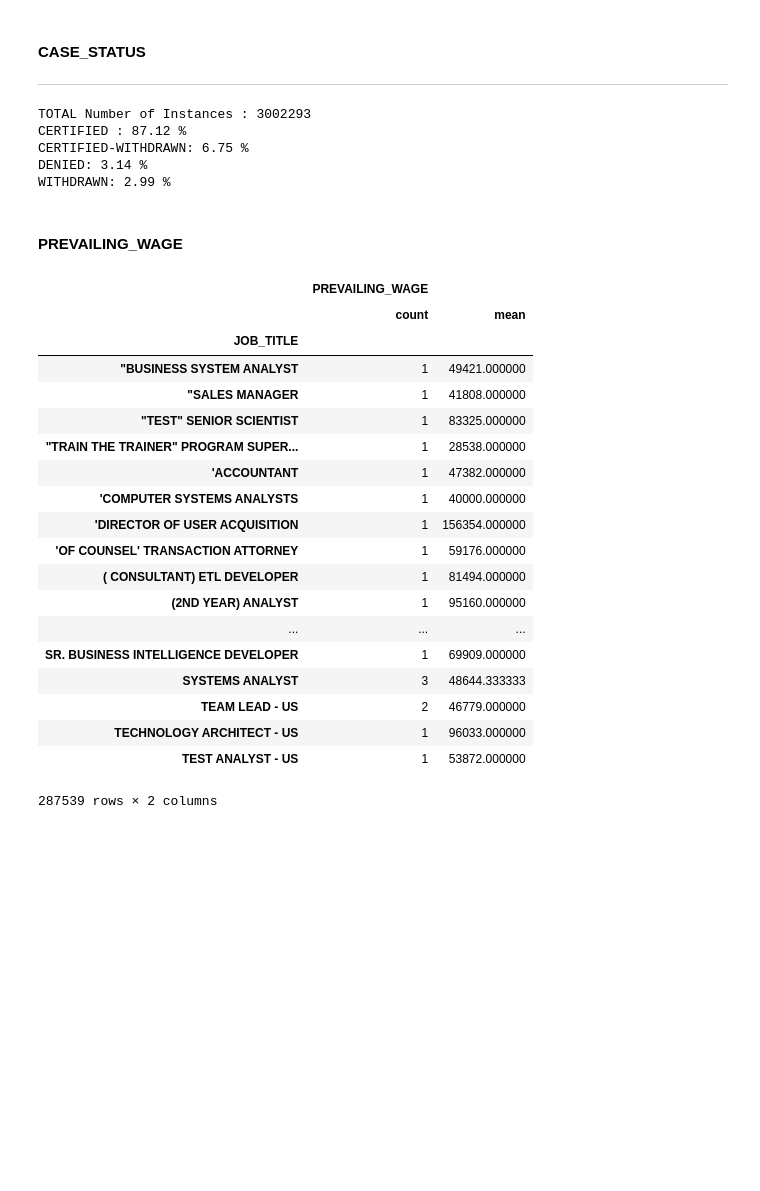
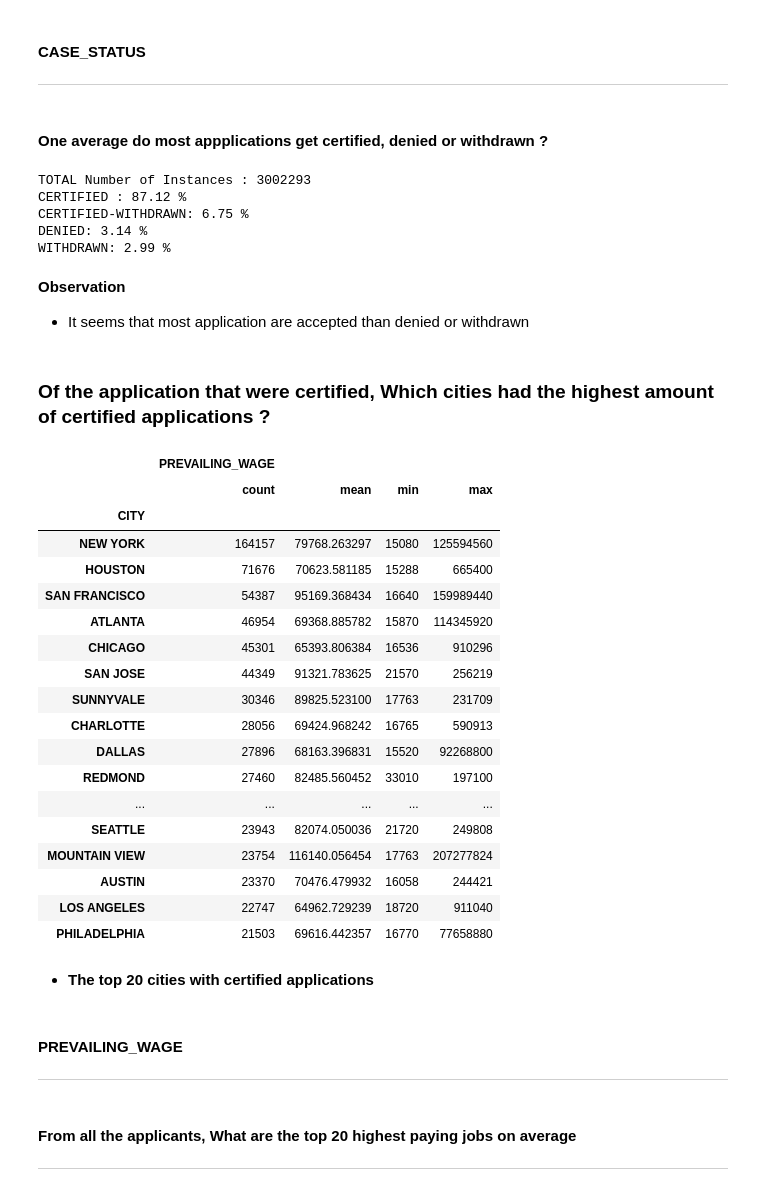
Before and after one commit to david-agumya/CS6220-Data-Mining, a Jupyter notebook: Final Project/Final Project Analysis.ipynb, the cells around one changed output. Cells and saved outputs as stored; diff of their text form; code cells hidden in the pictures; blank space fills up the shorter version.

```diff
--- a/Final Project/Final Project Analysis.ipynb
+++ b/Final Project/Final Project Analysis.ipynb
@@ -249,6 +249,8 @@ df[:2]
 # %% [markdown]
 #### CASE_STATUS
 ___
+# %% [markdown]
+#### One average do most appplications get certified, denied or withdrawn ?
 # %%
 df_group = df.groupby("CASE_STATUS")
 total = len(df)
@@ -263,29 +265,46 @@ CERTIFIED : 87.12 %
 CERTIFIED-WITHDRAWN: 6.75 %
 DENIED: 3.14 %
 WITHDRAWN: 2.99 %
+# %% [markdown]
+**Observation**
++ It seems that most application are accepted than denied or withdrawn
+# %% [markdown]
+### Of the application that were certified, Which cities had the highest amount of certified applications ?
+# %%
+certified_applications = df["CASE_STATUS"] == "CERTIFIED"
+certified_df = df[certified_applications]
+city_wages = certified_df.groupby("CITY").agg({"PREVAILING_WAGE": ["count", "mean", "min", "max"]})
+# %%
+city_wages.sort_values([("PREVAILING_WAGE", "count")], ascending=False)[:20]
+# %% [output]
+|  | PREVAILING_WAGE |  |  |  |
+|  | count | mean | min | max |
+| CITY |  |  |  |  |
+| NEW YORK | 164157 | 79768.263297 | 15080 | 125594560 |
+| HOUSTON | 71676 | 70623.581185 | 15288 | 665400 |
+| SAN FRANCISCO | 54387 | 95169.368434 | 16640 | 159989440 |
+| ATLANTA | 46954 | 69368.885782 | 15870 | 114345920 |
+| CHICAGO | 45301 | 65393.806384 | 16536 | 910296 |
+| SAN JOSE | 44349 | 91321.783625 | 21570 | 256219 |
+| SUNNYVALE | 30346 | 89825.523100 | 17763 | 231709 |
+| CHARLOTTE | 28056 | 69424.968242 | 16765 | 590913 |
+| DALLAS | 27896 | 68163.396831 | 15520 | 92268800 |
+| REDMOND | 27460 | 82485.560452 | 33010 | 197100 |
+| ... | ... | ... | ... | ... |
+| SEATTLE | 23943 | 82074.050036 | 21720 | 249808 |
+| MOUNTAIN VIEW | 23754 | 116140.056454 | 17763 | 207277824 |
+| AUSTIN | 23370 | 70476.479932 | 16058 | 244421 |
+| LOS ANGELES | 22747 | 64962.729239 | 18720 | 911040 |
+| PHILADELPHIA | 21503 | 69616.442357 | 16770 | 77658880 |
+# %% [markdown]
++ **The top 20 cities with certified applications**
 # %% [markdown]
 #### PREVAILING_WAGE
+___
+# %% [markdown]
+#### From all the applicants, What are the top 20 highest paying jobs on average
+___
 # %%
 f = {"PREVAILING_WAGE" : ["count", "mean"]}
-df.groupby("JOB_TITLE").agg(f)
+job_wages = df.groupby("JOB_TITLE").agg(f)
+jobs_gt_than_thou = job_wages[("PREVAILING_WAGE", "count")] > 1000
-# %% [output]
-|  | PREVAILING_WAGE |  |
-|  | count | mean |
-| JOB_TITLE |  |  |
-| "BUSINESS SYSTEM ANALYST | 1 | 49421.000000 |
-| "SALES MANAGER | 1 | 41808.000000 |
-| "TEST" SENIOR SCIENTIST | 1 | 83325.000000 |
-| "TRAIN THE TRAINER" PROGRAM SUPER... | 1 | 28538.000000 |
-| 'ACCOUNTANT | 1 | 47382.000000 |
-| 'COMPUTER SYSTEMS ANALYSTS | 1 | 40000.000000 |
-| 'DIRECTOR OF USER ACQUISITION | 1 | 156354.000000 |
-| 'OF COUNSEL' TRANSACTION ATTORNEY | 1 | 59176.000000 |
-| ( CONSULTANT) ETL DEVELOPER | 1 | 81494.000000 |
-| (2ND YEAR) ANALYST | 1 | 95160.000000 |
-| ... | ... | ... |
-| SR. BUSINESS INTELLIGENCE DEVELOPER | 1 | 69909.000000 |
-| SYSTEMS ANALYST | 3 | 48644.333333 |
-| TEAM LEAD - US | 2 | 46779.000000 |
-| TECHNOLOGY ARCHITECT - US | 1 | 96033.000000 |
-| TEST ANALYST - US | 1 | 53872.000000 |
-287539 rows × 2 columns
```
Also changed, not shown: parts of 18 cells of this notebook.
